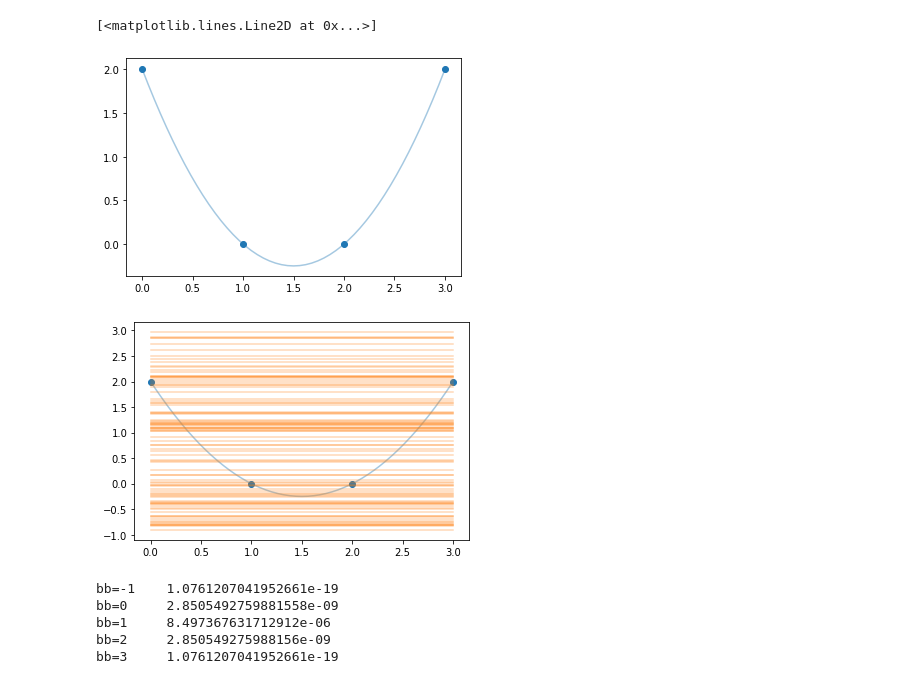
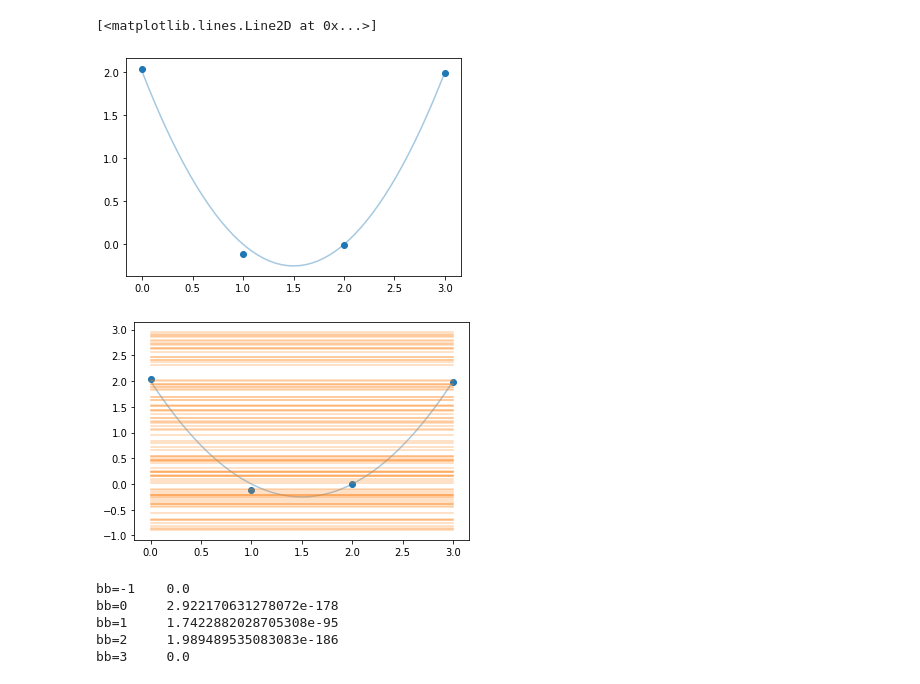
Before and after one commit to sighellan/MLPR-2020, a Jupyter notebook: MLPR_4a_narrow_posterior.ipynb, the cells around one changed output. Saved outputs shown, nothing was run; the diff lists cells and outputs as text; code cells hidden in the pictures.

Commit message:
Added noise to y samples.

```diff
--- a/MLPR_4a_narrow_posterior.ipynb
+++ b/MLPR_4a_narrow_posterior.ipynb
@@ -5,18 +5,25 @@ import matplotlib.pyplot as plt
 # %%
 def true_func(xx):
     return [(ii-1.5)**2-0.25 for ii in xx]
+# %%
+# Pick a standard deviation for the noise
+# The narrowness of the distribution is dependent on this being a reasonably low value.
+# If set to e.g. 10, the distribution is no longer sharp.
+sigma_y = 0.1
+# Pick number of samples
+N_samp = 4
 # %%
 # Very simple quadratic example
-N_samp = 4
+
 xx = np.linspace(0, 3, N_samp)
-yy = true_func(xx)
+yy = true_func(xx) + np.random.normal(loc=0, scale=sigma_y, size=N_samp)
 
 plt.scatter(xx, yy)
 plt.plot(np.linspace(0, 3, 51),
          true_func(np.linspace(0, 3, 51)), alpha=0.4)
 # %% [output]
 [<matplotlib.lines.Line2D at 0x...>]
-[figure, old version]
+[figure, new version]
 # %%
 # Assume we have a constant linear model with gaussian noise
 # Our prior says that the offset is between -1 and 3
@@ -28,7 +35,7 @@ plt.plot(np.linspace(0, 3, 51),
 for cc in np.random.uniform(-1, 3, 100):
     plt.plot([0, 3], [cc, cc], 'C1', alpha=0.3)
 # %% [output]
-[figure, old version]
+[figure, new version]
 # %%
 def calculate_likelihood(bb, sigma_y, yy):
     agg = 1
@@ -40,16 +47,14 @@ def calculate_likelihood(bb, sigma_y, yy):
 # Pick 5 lines and calculate the posterior
 # As the prior is constant, we can ignore it
 
-sigma_y = 0.5
-
 for bb in [-1, 0, 1, 2, 3]:
     print('bb=%s \t %s' %(bb, calculate_likelihood(bb, sigma_y, yy)))
 # %% [output]
-bb=-1    1.0761207041952661e-19
-bb=0     2.8505492759881558e-09
-bb=1     8.497367631712912e-06
-bb=2     2.850549275988156e-09
-bb=3     1.0761207041952661e-19
+bb=-1    0.0
+bb=0     2.922170631278072e-178
+bb=1     1.7422882028705308e-95
+bb=2     1.989489535083083e-186
+bb=3     0.0
 # %%
 # The middle line is much more likely since the noise model heavily penalises points far away
 # %%
```
Also changed, not shown: parts of 1 cell of this notebook.
